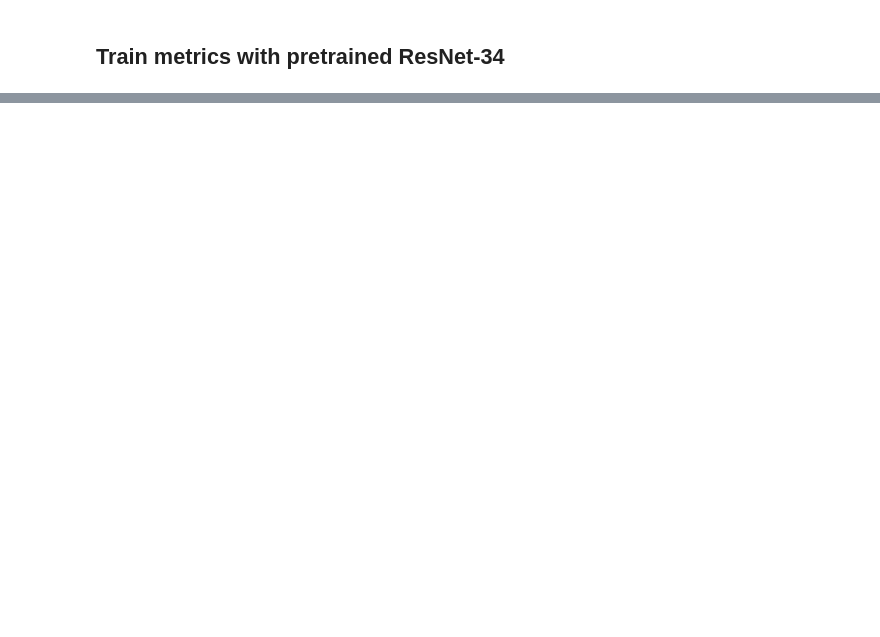
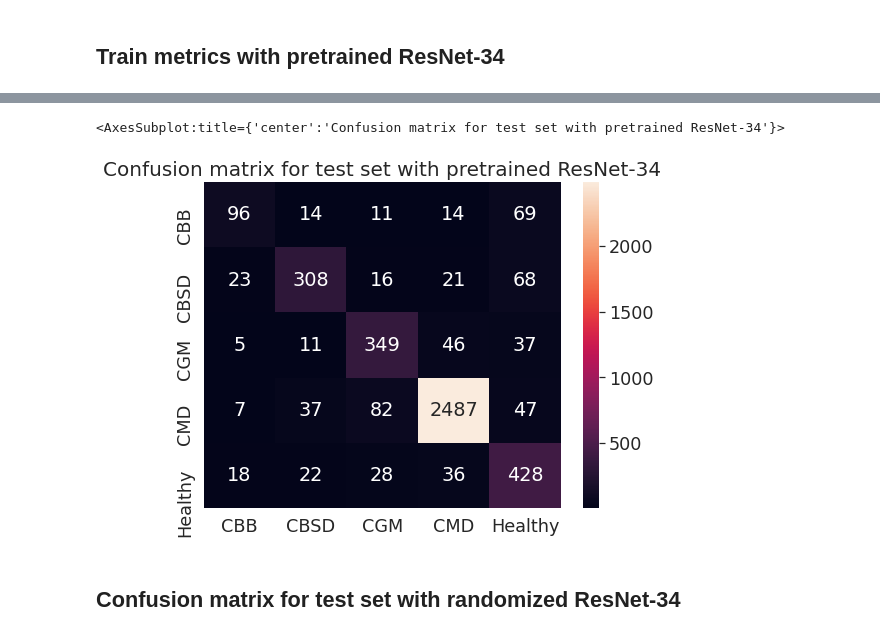
Before and after one commit to AbhishekRS4/Deep_Learning, a Jupyter notebook: src/cv_task/plot_graphs.ipynb, the cells around one changed output, grey strips where cells are left out. Saved outputs shown, nothing was run; the diff lists cells and outputs as text; code cells hidden in the pictures; blank space fills up the shorter version.

```diff
--- a/src/cv_task/plot_graphs.ipynb
+++ b/src/cv_task/plot_graphs.ipynb
@@ -91,0 +134,23 @@ fig.show()
+# %%
+test_cm_pre = np.array(
+    [[  96,   14,   11,   14,   69],
+     [  23,  308,   16,   21,   68],
+     [   5,   11,  349,   46,   37],
+     [   7,   37,   82, 2487,   47],
+     [  18,   22,   28,   36,  428]]
+)
+# %%
+df_test_cm_pre = pd.DataFrame(test_cm_pre,
+                              index=list(dict_class_mapping.values()),
+                              columns=list(dict_class_mapping.values()))
+# %%
+sns.set(font_scale=1.6)
+# %%
+plt.figure(figsize=(8, 6))
+plt.title("Confusion matrix for test set with pretrained ResNet-34", fontsize=20)
+sns.heatmap(df_test_cm_pre, annot=True, fmt="g")
+# %% [output]
+<AxesSubplot:title={'center':'Confusion matrix for test set with pretrained ResNet-34'}>
+[figure, added]
+# %% [markdown]
+## Confusion matrix for test set with randomized ResNet-34
```
Also changed, not shown: parts of 18 cells of this notebook.
